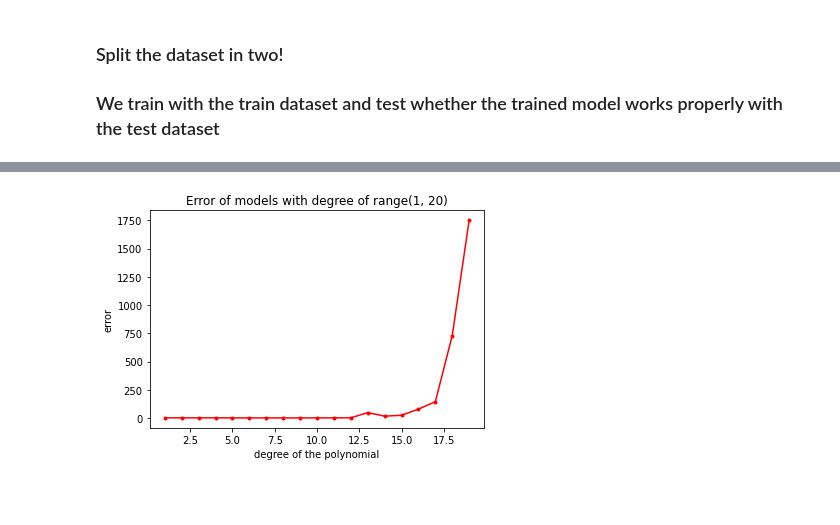
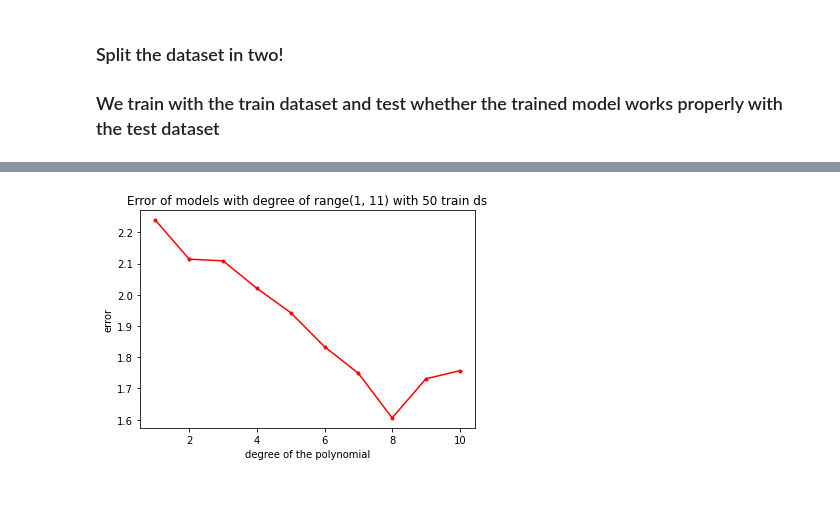
Before and after one commit to wookyung-lee/Neuroinfo_video_task36, a Jupyter notebook: main.ipynb, the cells around one changed output, grey strips where cells are left out. Cells and saved outputs as stored; diff of their text form; code cells hidden in the pictures; blank space fills up the shorter version.

```diff
--- a/main.ipynb
+++ b/main.ipynb
@@ -125,7 +125,7 @@ def plot_fit(mlist=list):
     plt.savefig("plots/Fitting_w_degree_{}".format(mlist))
     plt.show()
 # %%
-def plot_error(train_x, train_y, test_x, test_y, mlist=list):
+def plot_error(train_x, train_y, test_x, test_y, mlist=list, size_train_ds=str):
     '''Plot how well a polynomial regression with degree m approximates our target function by calculating RMSE
 
     Parameters
@@ -157,8 +157,8 @@ def plot_error(train_x, train_y, test_x, test_y, mlist=list):
     plt.xlabel("degree of the polynomial")
     plt.ylabel("error")
     plt.plot(mlist, error, marker=".", color = "red")
-    plt.title("Error of models with degree of {}".format(mlist))
-    plt.savefig("plots/Error_w_degree_of_{}".format(mlist))
+    plt.title(f"Error of models with degree of {mlist} with {size_train_ds}")
+    plt.savefig(f"plots/Error_w_degree_of_{mlist}_{size_train_ds}")
     plt.show()
 # %%
 plot_fit(range(1,5))
@@ -177,9 +177,17 @@ plot_fit(range(10,13))
 ### We train with the train dataset and test whether the trained model works properly with the test dataset
 # %%
 # first 50 for training, last 50 for testing
-X_train = x_coordinates[:50]
-X_test = x_coordinates[50:]
+X_train_50 = x_coordinates[:50]
+X_test_50 = x_coordinates[50:]
 
 # the same for the depenent variable
-Y_train = y_coordinates[:50]
-Y_test = y_coordinates[50:]
+Y_train_50 = y_coordinates[:50]
+Y_test_50 = y_coordinates[50:]
+
+# first 80 for training, last 20 for testing
+X_train_80 = x_coordinates[:80]
+X_test_20 = x_coordinates[20:]
+
+# the same for the depenent variable
+Y_train_80 = y_coordinates[:80]
+Y_test_20 = y_coordinates[20:]
@@ -194,6 +194,4 @@ plot_error(X_train, Y_train, X_test, Y_test, range(10,16))
-# %%
-plot_error(X_train, Y_train, X_test, Y_test, range(1,20))
-# %% [output]
-[figure, removed]
-# %% [markdown]
-#
+# %%
+plot_error(X_train_50, Y_train_50, X_test_50, Y_test_50, range(1,11), "50 train ds")
+# %% [output]
+[figure, added]
```
Also changed, not shown: parts of 14 cells of this notebook.
